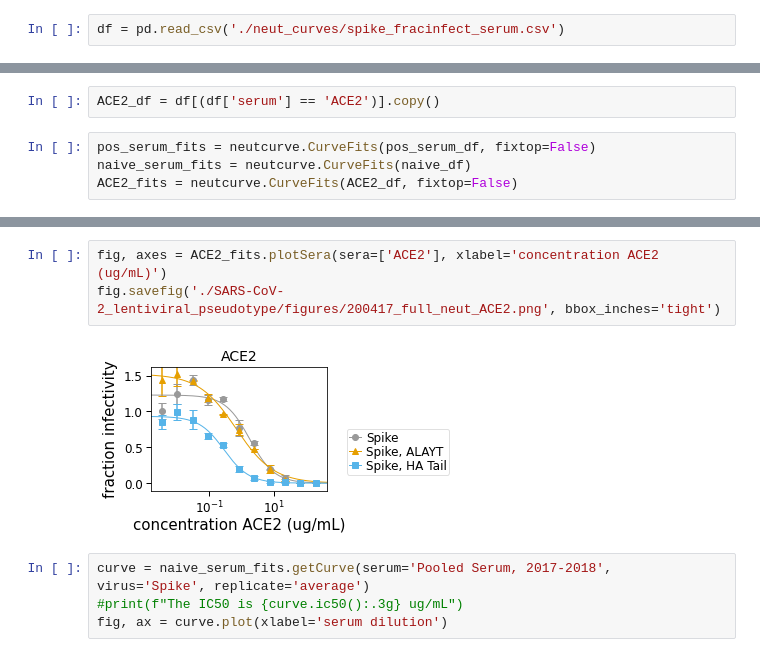
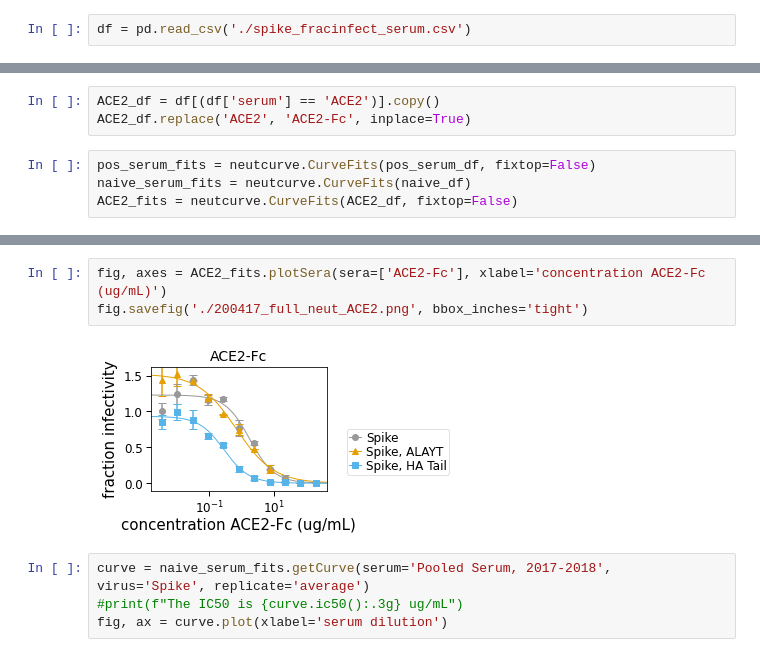
Before and after one commit to jbloomlab/SARS-CoV-2_lentiviral_pseudotype, a Jupyter notebook: figures/200417_DifTails_Serum_Neuts.ipynb, the cells around one changed output, grey strips where cells are left out. Cells and saved outputs as stored; diff of their text form.

Commit message:
edit neut curve labels

```diff
--- a/figures/200417_DifTails_Serum_Neuts.ipynb
+++ b/figures/200417_DifTails_Serum_Neuts.ipynb
@@ -9,7 +9,7 @@ The createFontList function was deprecated in Matplotlib 3.2 and will be removed
 CBP = neutcurve.colorschemes.CBPALETTE
 CBM = neutcurve.colorschemes.CBMARKERS
 # %%
-df = pd.read_csv('./neut_curves/spike_fracinfect_serum.csv')
+df = pd.read_csv('./spike_fracinfect_serum.csv')
 # %%
 pos_serum_df = df[df['serum'] == 'COVID+'].copy()
 pos_serum_df.drop([0, 11, 22, 33, 44, 55], inplace=True)
@@ -41,6 +41,7 @@ naive_df.replace('Pool 2017-2018', 'Pooled Serum, 2017-2018', inplace=True)
 naive_df.replace('Naive, 69 yo', 'Individual Serum, 1989', inplace=True)
 # %%
 ACE2_df = df[(df['serum'] == 'ACE2')].copy()
+ACE2_df.replace('ACE2', 'ACE2-Fc', inplace=True)
 # %%
 pos_serum_fits = neutcurve.CurveFits(pos_serum_df, fixtop=False)
 naive_serum_fits = neutcurve.CurveFits(naive_df)
@@ -99,10 +100,10 @@ fig, ax = curve.plot(xlabel='ACE2 ug/mL')
 The IC50 is 0.251 ug/mL
 [figure]
 # %%
-fig, axes = ACE2_fits.plotSera(sera=['ACE2'], xlabel='concentration ACE2 (ug/mL)')
-fig.savefig('./SARS-CoV-2_lentiviral_pseudotype/figures/200417_full_neut_ACE2.png', bbox_inches='tight')
+fig, axes = ACE2_fits.plotSera(sera=['ACE2-Fc'], xlabel='concentration ACE2-Fc (ug/mL)')
+fig.savefig('./200417_full_neut_ACE2.png', bbox_inches='tight')
 # %% [output]
-[figure, old version]
+[figure, new version]
 # %%
 curve = naive_serum_fits.getCurve(serum='Pooled Serum, 2017-2018', virus='Spike', replicate='average')
 #print(f"The IC50 is {curve.ic50():.3g} ug/mL")
```
Also changed, not shown: parts of 9 cells of this notebook, 2 other files.
